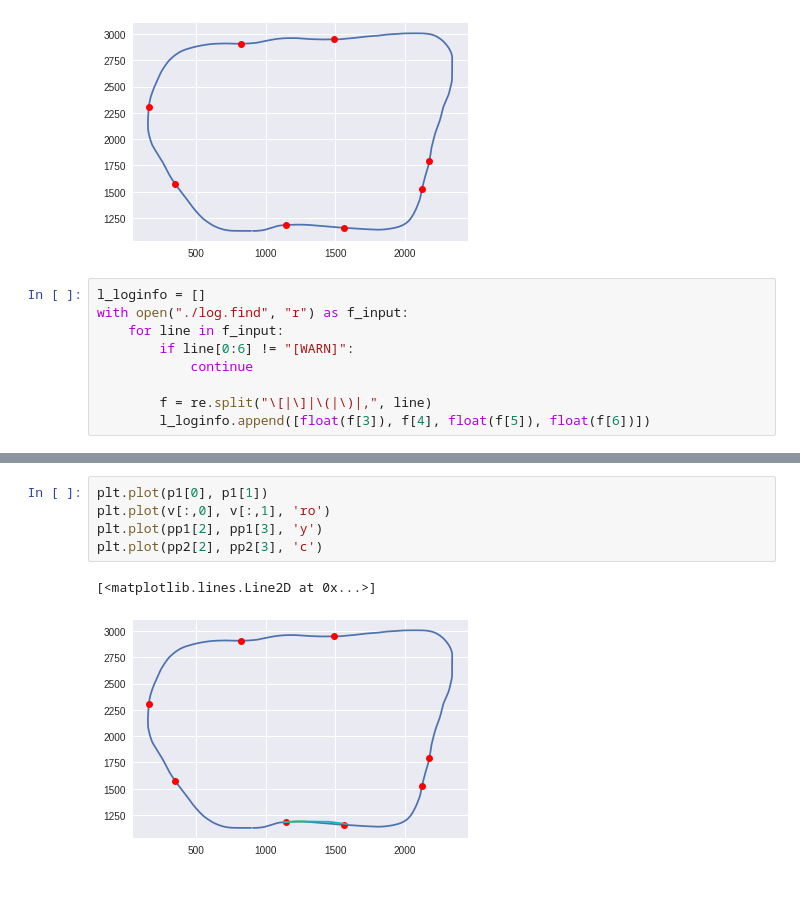
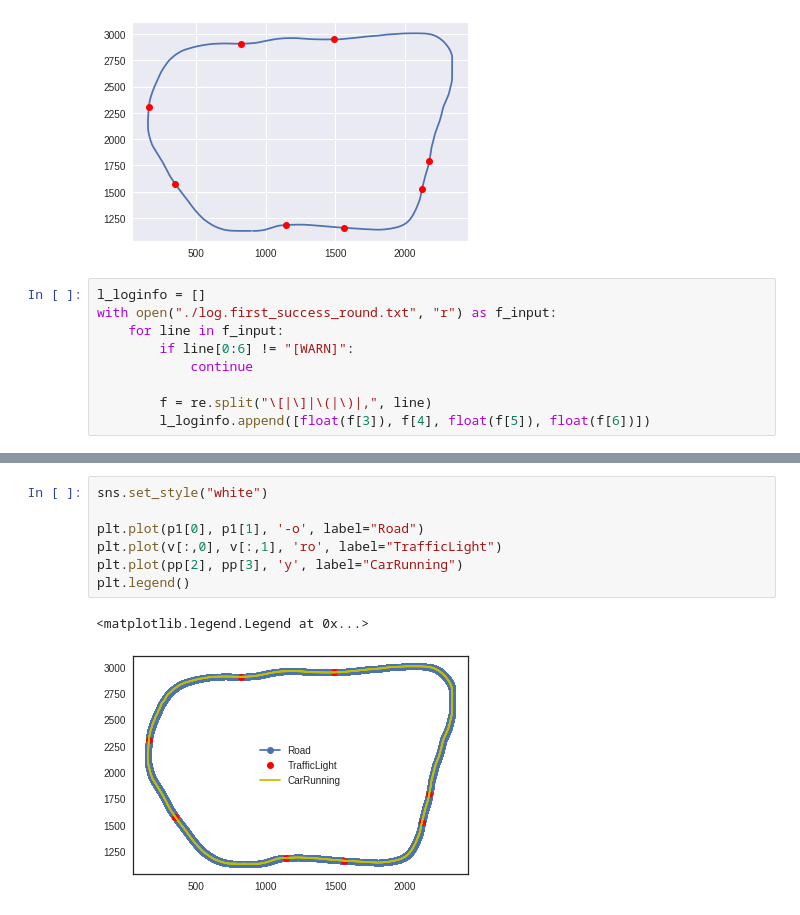
Before and after one commit to sorousharghavan/Udacity_SelfDriving_Car_System_Integration, a Jupyter notebook: ros/movement.ipynb, the cells around one changed output, grey strips where cells are left out. Drawn from its saved outputs; the diff is of its cells as text.

```diff
--- a/ros/movement.ipynb
+++ b/ros/movement.ipynb
@@ -67,7 +68,7 @@ plt.plot(v[:,0], v[:,1], 'ro')
 [figure]
 # %%
 l_loginfo = []
-with open("./log.find", "r") as f_input:
+with open("./log.first_success_round.txt", "r") as f_input:
     for line in f_input:
         if line[0:6] != "[WARN]":
             continue
@@ -101,8 +100,10 @@ pp1
 # %%
-plt.plot(p1[0], p1[1])
-plt.plot(v[:,0], v[:,1], 'ro')
-plt.plot(pp1[2], pp1[3], 'y')
-plt.plot(pp2[2], pp2[3], 'c')
+sns.set_style("white")
+
+plt.plot(p1[0], p1[1], '-o', label="Road")
+plt.plot(v[:,0], v[:,1], 'ro', label="TrafficLight")
+plt.plot(pp[2], pp[3], 'y', label="CarRunning")
+plt.legend()
 # %% [output]
-[<matplotlib.lines.Line2D at 0x...>]
+<matplotlib.legend.Legend at 0x...>
-[figure, old version]
+[figure, new version]
```
Also changed, not shown: parts of 13 cells of this notebook.
